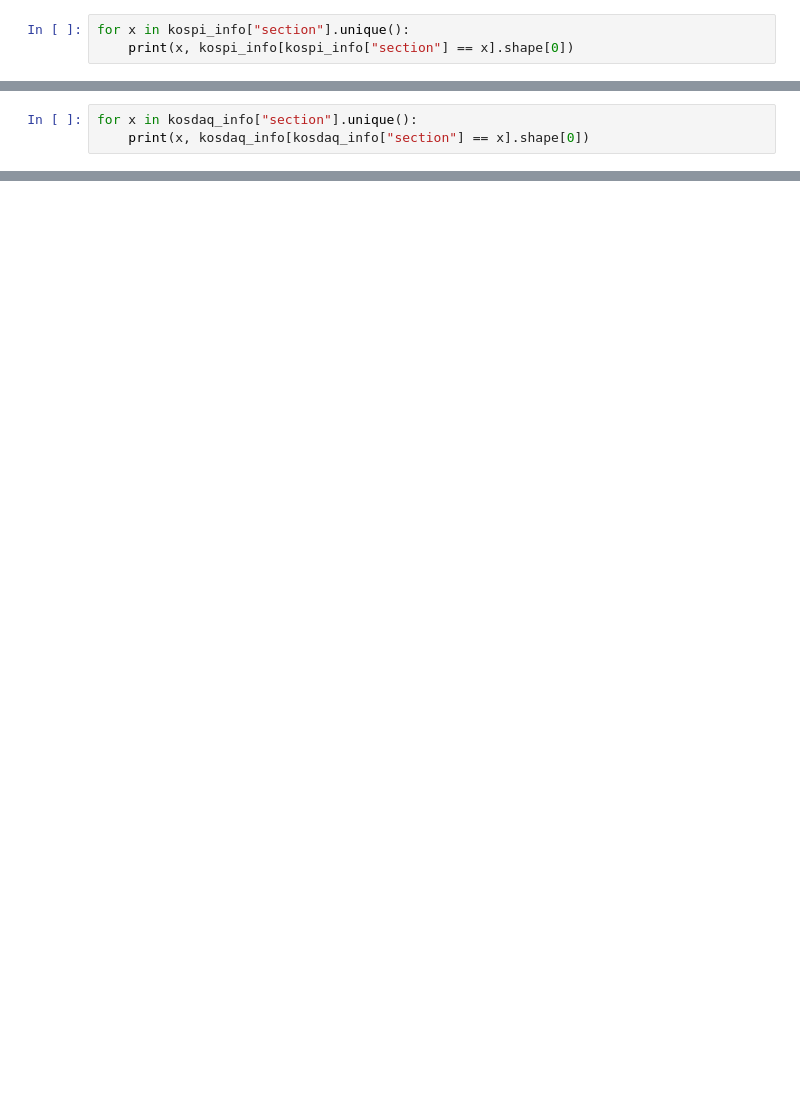
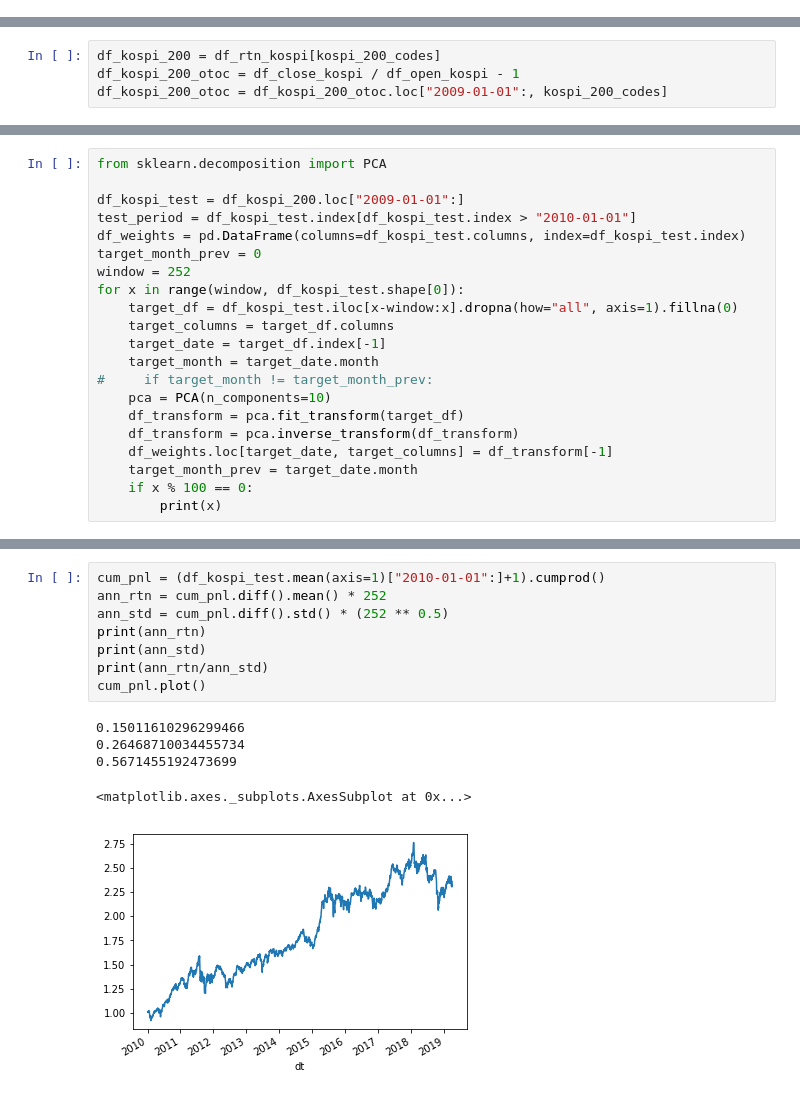
Before and after one commit to kimjungwon90/trade_bot, a Jupyter notebook: ServerSide.ipynb, the cells around one changed output, grey strips where cells are left out. Cells and saved outputs as stored; diff of their text form; blank space fills up the shorter version.

Commit message:
data crawler changes

```diff
--- a/ServerSide.ipynb
+++ b/ServerSide.ipynb
@@ -228,3 +76,0 @@ df_alpha_weight.sub(df_alpha_weight.mean(axis=1), axis=0)
-# %%
-for x in kospi_info["section"].unique():
-    print(x, kospi_info[kospi_info["section"] == x].shape[0])
@@ -240,3 +76,0 @@ for x in kospi_info["section"].unique():
-# %%
-for x in kosdaq_info["section"].unique():
-    print(x, kosdaq_info[kosdaq_info["section"] == x].shape[0])
@@ -246,0 +103,4 @@ for x in kosdaq_info["section"].unique():
+# %%
+df_kospi_200 = df_rtn_kospi[kospi_200_codes]
+df_kospi_200_otoc = df_close_kospi / df_open_kospi - 1
+df_kospi_200_otoc = df_kospi_200_otoc.loc["2009-01-01":, kospi_200_codes]
@@ -246,0 +109,21 @@ for x in kosdaq_info["section"].unique():
+# %%
+from sklearn.decomposition import PCA
+
+df_kospi_test = df_kospi_200.loc["2009-01-01":]
+test_period = df_kospi_test.index[df_kospi_test.index > "2010-01-01"]
+df_weights = pd.DataFrame(columns=df_kospi_test.columns, index=df_kospi_test.index)
+target_month_prev = 0
+window = 252
+for x in range(window, df_kospi_test.shape[0]):
+    target_df = df_kospi_test.iloc[x-window:x].dropna(how="all", axis=1).fillna(0)
+    target_columns = target_df.columns
+    target_date = target_df.index[-1]
+    target_month = target_date.month
+#     if target_month != target_month_prev:
+    pca = PCA(n_components=10)
+    df_transform = pca.fit_transform(target_df)
+    df_transform = pca.inverse_transform(df_transform)
+    df_weights.loc[target_date, target_columns] = df_transform[-1]
+    target_month_prev = target_date.month
+    if x % 100 == 0:
+        print(x)
@@ -246,0 +193,14 @@ for x in kosdaq_info["section"].unique():
+# %%
+cum_pnl = (df_kospi_test.mean(axis=1)["2010-01-01":]+1).cumprod()
+ann_rtn = cum_pnl.diff().mean() * 252
+ann_std = cum_pnl.diff().std() * (252 ** 0.5)
+print(ann_rtn)
+print(ann_std)
+print(ann_rtn/ann_std)
+cum_pnl.plot()
+# %% [output]
+0.15011610296299466
+0.26468710034455734
+0.5671455192473699
+<matplotlib.axes._subplots.AxesSubplot at 0x...>
+[figure, added]
```
Also changed, not shown: parts of 30 cells of this notebook, 1 other file.
